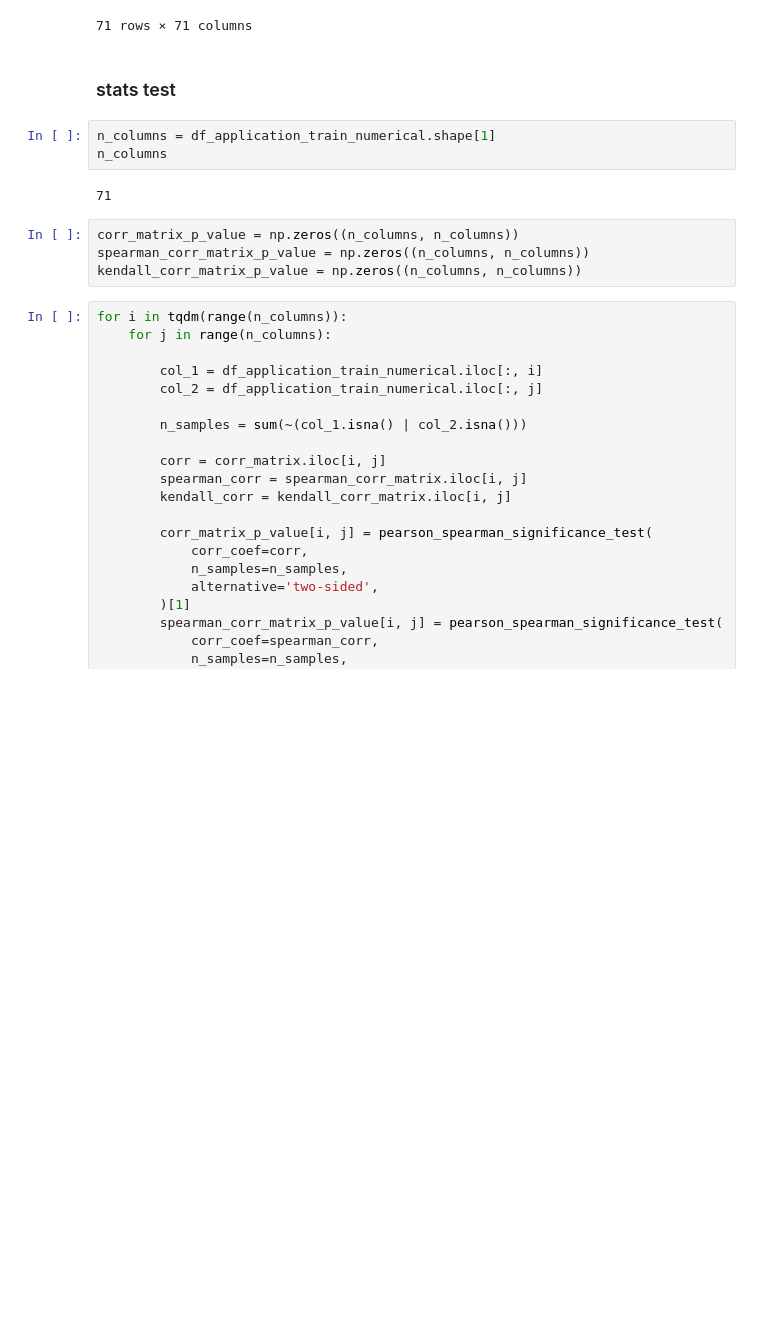
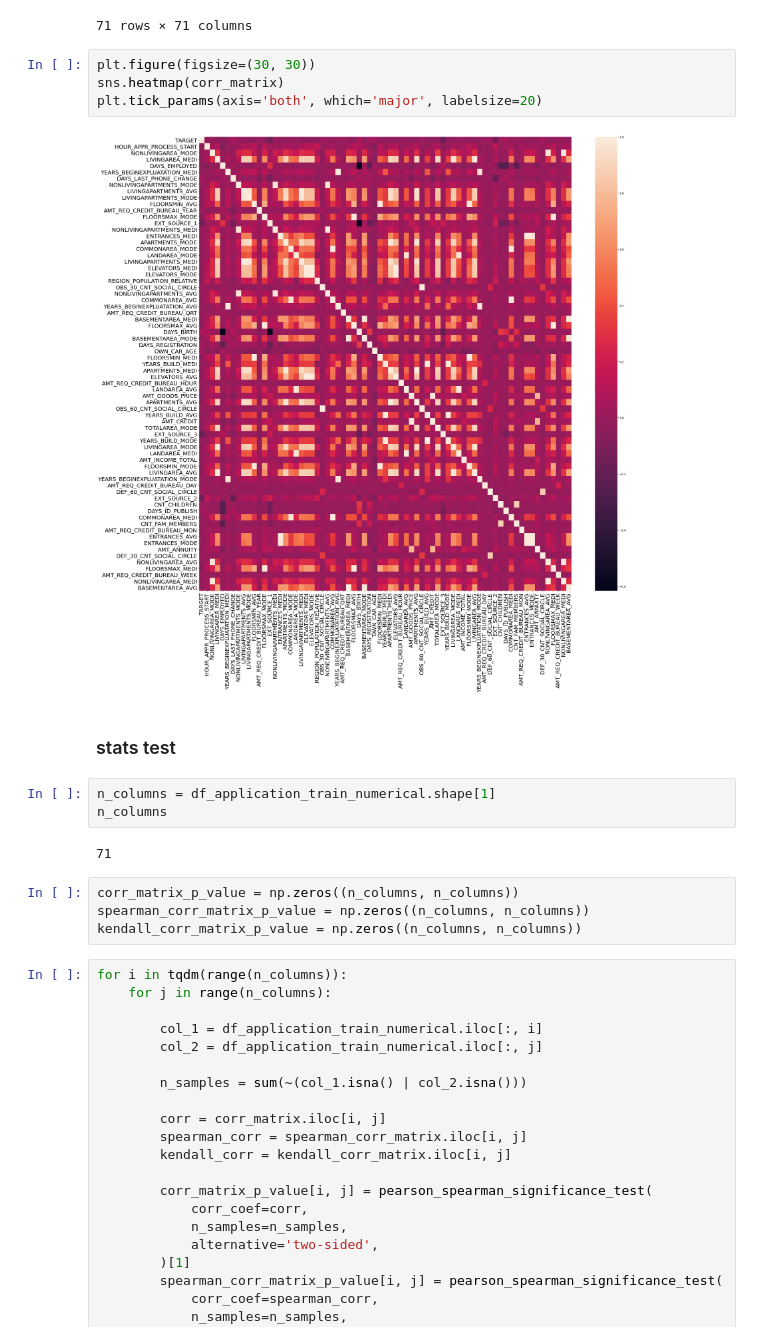
Before and after one commit to dayyass/bachelor-diploma, a Jupyter notebook: analysis/numerical_correlation.ipynb, the cells around one changed output. Cells and saved outputs as stored; diff of their text form; blank space fills up the shorter version.

```diff
--- a/analysis/numerical_correlation.ipynb
+++ b/analysis/numerical_correlation.ipynb
@@ -69,6 +71,12 @@ kendall_corr_matrix
 | DAYS_LAST_PHONE_CHANGE | 0.044158 | 0.002389 | 0.001074 | -0.004115 | -0.045873 | -0.008053 | ... |
 | COMMONAREA_MEDI | -0.015188 | 0.241406 | -0.009530 | 0.373931 | 0.028466 | 0.249846 | ... |
 71 rows × 71 columns
+# %%
+plt.figure(figsize=(30, 30))
+sns.heatmap(corr_matrix)
+plt.tick_params(axis='both', which='major', labelsize=20)
+# %% [output]
+[figure, added]
 # %% [markdown]
 ### stats test
 # %%
```
Also changed, not shown: parts of 2 cells of this notebook, 3 other files.
